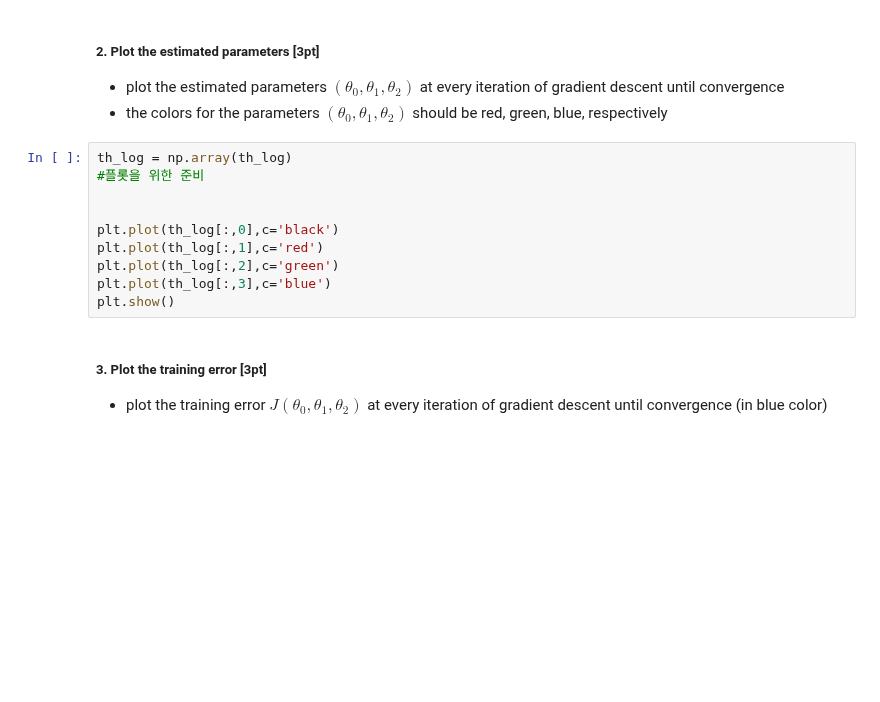
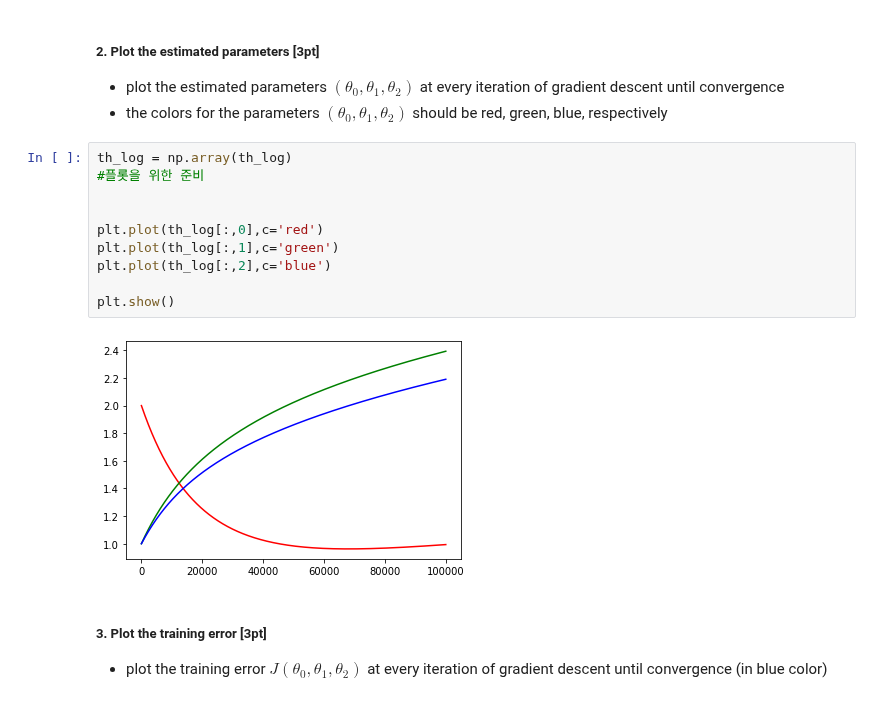
Before and after one commit to heebinYoo/assignment-02, a Jupyter notebook: assign02.ipynb, the cells around one changed output. Cells and saved outputs as stored; diff of their text form; blank space fills up the shorter version.

Commit message:
Plot the estimated parameters [1pt]

```diff
--- a/assign02.ipynb
+++ b/assign02.ipynb
@@ -142,13 +142,15 @@ print(J_log_train[-2])
 # %%
 th_log = np.array(th_log)
 #플롯을 위한 준비
 
 
-plt.plot(th_log[:,0],c='black')
-plt.plot(th_log[:,1],c='red')
-plt.plot(th_log[:,2],c='green')
-plt.plot(th_log[:,3],c='blue')
+plt.plot(th_log[:,0],c='red')
+plt.plot(th_log[:,1],c='green')
+plt.plot(th_log[:,2],c='blue')
+
 plt.show()
+# %% [output]
+[figure, added]
 # %% [markdown]
 
 ##### 3. Plot the training error [3pt]
```
